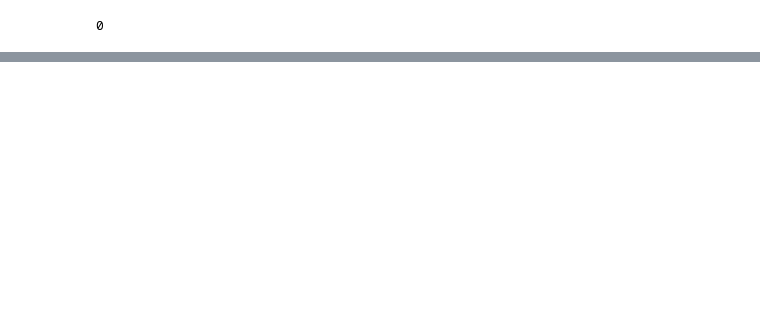
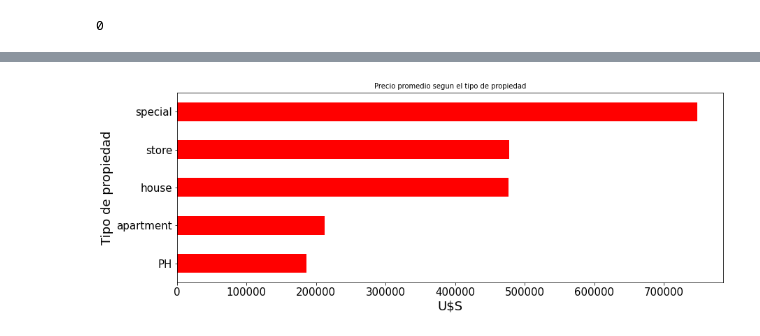
Before and after one commit to casagrandeale/TPDigitalHouse, a Jupyter notebook: tp/TP_Limpieza_Final.ipynb, the cells around one changed output, grey strips where cells are left out. Saved outputs shown, nothing was run; the diff lists cells and outputs as text; code cells hidden in the pictures; blank space fills up the shorter version.

```diff
--- a/tp/TP_Limpieza_Final.ipynb
+++ b/tp/TP_Limpieza_Final.ipynb
@@ -413,0 +490,9 @@ data.loc[data.rooms > 10]
+# %%
+df_tipo_prop = data.groupby('property_type').mean()['price_aprox_usd'].sort_values(ascending=False)[0:5]
+graf = df_tipo_prop.sort_values().plot.barh(figsize=(14,5),fontsize=15, color='r')
+graf.set_title("Precio promedio segun el tipo de propiedad", fontsize=10)
+graf.set_ylabel("Tipo de propiedad", fontsize=18)
+graf.set_xlabel("U$S", fontsize=18)
+plt.show()
+# %% [output]
+[figure, added]
```
Also changed, not shown: parts of 49 cells of this notebook.
